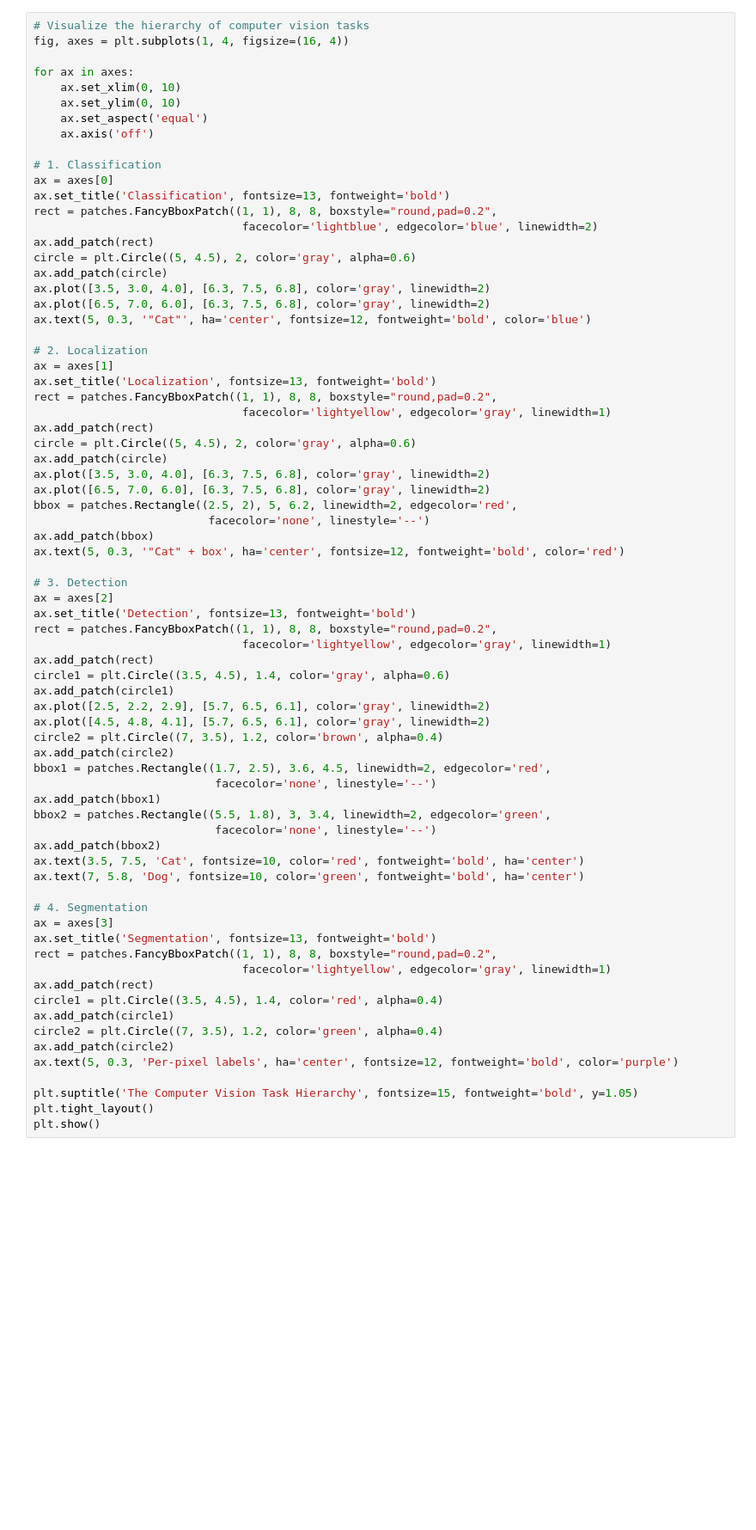
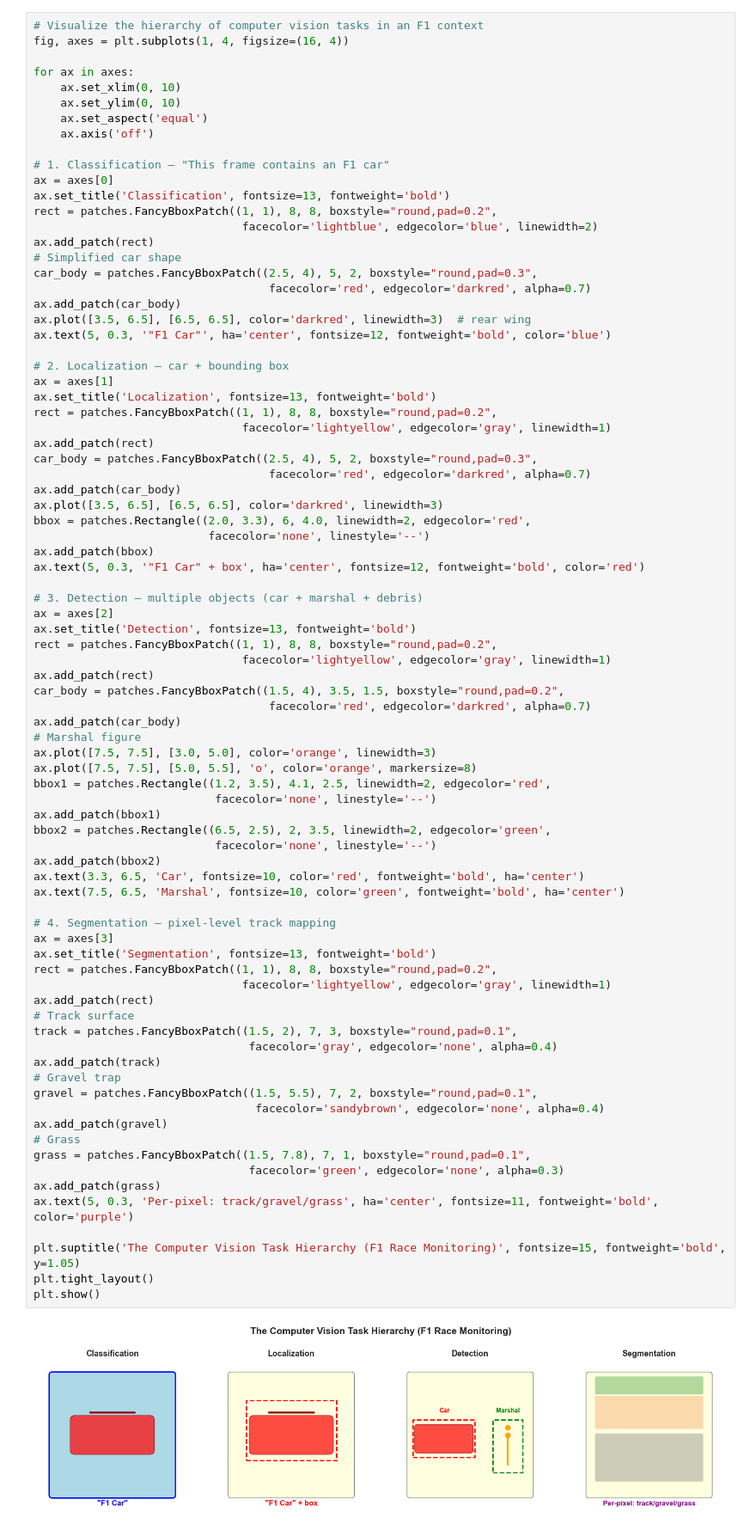
Before and after one commit to dan-shah/foundations-of-ai, a Jupyter notebook: 14_computer_vision_depth.ipynb, the cells around one changed output. Shown at 86% size. Cells and saved outputs as stored; diff of their text form; blank space fills up the shorter version.

```diff
--- a/14_computer_vision_depth.ipynb
+++ b/14_computer_vision_depth.ipynb
@@ -56,7 +65,7 @@ In notebook 13, we trained CNNs to answer a single question: **"What is in this
 
 The key insight is that **the same CNN backbone** (VGG, ResNet, etc.) can serve all these tasks. The difference lies in what you attach to the end of the feature extractor — a classification head, a bounding-box regressor, a pixel-wise decoder, or a combination.
 # %%
-# Visualize the hierarchy of computer vision tasks
+# Visualize the hierarchy of computer vision tasks in an F1 context
 fig, axes = plt.subplots(1, 4, figsize=(16, 4))
 
 for ax in axes:
@@ -65,69 +74,80 @@ for ax in axes:
     ax.set_aspect('equal')
     ax.axis('off')
 
-# 1. Classification
+# 1. Classification — "This frame contains an F1 car"
 ax = axes[0]
 ax.set_title('Classification', fontsize=13, fontweight='bold')
 rect = patches.FancyBboxPatch((1, 1), 8, 8, boxstyle="round,pad=0.2",
                                facecolor='lightblue', edgecolor='blue', linewidth=2)
 ax.add_patch(rect)
-circle = plt.Circle((5, 4.5), 2, color='gray', alpha=0.6)
-ax.add_patch(circle)
-ax.plot([3.5, 3.0, 4.0], [6.3, 7.5, 6.8], color='gray', linewidth=2)
-ax.plot([6.5, 7.0, 6.0], [6.3, 7.5, 6.8], color='gray', linewidth=2)
-ax.text(5, 0.3, '"Cat"', ha='center', fontsize=12, fontweight='bold', color='blue')
+# Simplified car shape
+car_body = patches.FancyBboxPatch((2.5, 4), 5, 2, boxstyle="round,pad=0.3",
+                                   facecolor='red', edgecolor='darkred', alpha=0.7)
+ax.add_patch(car_body)
+ax.plot([3.5, 6.5], [6.5, 6.5], color='darkred', linewidth=3)  # rear wing
+ax.text(5, 0.3, '"F1 Car"', ha='center', fontsize=12, fontweight='bold', color='blue')
 
-# 2. Localization
+# 2. Localization — car + bounding box
 ax = axes[1]
 ax.set_title('Localization', fontsize=13, fontweight='bold')
 rect = patches.FancyBboxPatch((1, 1), 8, 8, boxstyle="round,pad=0.2",
                                facecolor='lightyellow', edgecolor='gray', linewidth=1)
 ax.add_patch(rect)
-circle = plt.Circle((5, 4.5), 2, color='gray', alpha=0.6)
-ax.add_patch(circle)
-ax.plot([3.5, 3.0, 4.0], [6.3, 7.5, 6.8], color='gray', linewidth=2)
-ax.plot([6.5, 7.0, 6.0], [6.3, 7.5, 6.8], color='gray', linewidth=2)
-bbox = patches.Rectangle((2.5, 2), 5, 6.2, linewidth=2, edgecolor='red',
+car_body = patches.FancyBboxPatch((2.5, 4), 5, 2, boxstyle="round,pad=0.3",
+                                   facecolor='red', edgecolor='darkred', alpha=0.7)
+ax.add_patch(car_body)
+ax.plot([3.5, 6.5], [6.5, 6.5], color='darkred', linewidth=3)
+bbox = patches.Rectangle((2.0, 3.3), 6, 4.0, linewidth=2, edgecolor='red',
                           facecolor='none', linestyle='--')
 ax.add_patch(bbox)
-ax.text(5, 0.3, '"Cat" + box', ha='center', fontsize=12, fontweight='bold', color='red')
+ax.text(5, 0.3, '"F1 Car" + box', ha='center', fontsize=12, fontweight='bold', color='red')
 
-# 3. Detection
+# 3. Detection — multiple objects (car + marshal + debris)
 ax = axes[2]
 ax.set_title('Detection', fontsize=13, fontweight='bold')
 rect = patches.FancyBboxPatch((1, 1), 8, 8, boxstyle="round,pad=0.2",
                                facecolor='lightyellow', edgecolor='gray', linewidth=1)
 ax.add_patch(rect)
-circle1 = plt.Circle((3.5, 4.5), 1.4, color='gray', alpha=0.6)
-ax.add_patch(circle1)
-ax.plot([2.5, 2.2, 2.9], [5.7, 6.5, 6.1], color='gray', linewidth=2)
-ax.plot([4.5, 4.8, 4.1], [5.7, 6.5, 6.1], color='gray', linewidth=2)
-circle2 = plt.Circle((7, 3.5), 1.2, color='brown', alpha=0.4)
-ax.add_patch(circle2)
-bbox1 = patches.Rectangle((1.7, 2.5), 3.6, 4.5, linewidth=2, edgecolor='red',
+car_body = patches.FancyBboxPatch((1.5, 4), 3.5, 1.5, boxstyle="round,pad=0.2",
+                                   facecolor='red', edgecolor='darkred', alpha=0.7)
+ax.add_patch(car_body)
+# Marshal figure
+ax.plot([7.5, 7.5], [3.0, 5.0], color='orange', linewidth=3)
+ax.plot([7.5, 7.5], [5.0, 5.5], 'o', color='orange', markersize=8)
+bbox1 = patches.Rectangle((1.2, 3.5), 4.1, 2.5, linewidth=2, edgecolor='red',
                            facecolor='none', linestyle='--')
 ax.add_patch(bbox1)
-bbox2 = patches.Rectangle((5.5, 1.8), 3, 3.4, linewidth=2, edgecolor='green',
+bbox2 = patches.Rectangle((6.5, 2.5), 2, 3.5, linewidth=2, edgecolor='green',
                            facecolor='none', linestyle='--')
 ax.add_patch(bbox2)
-ax.text(3.5, 7.5, 'Cat', fontsize=10, color='red', fontweight='bold', ha='center')
-ax.text(7, 5.8, 'Dog', fontsize=10, color='green', fontweight='bold', ha='center')
+ax.text(3.3, 6.5, 'Car', fontsize=10, color='red', fontweight='bold', ha='center')
+ax.text(7.5, 6.5, 'Marshal', fontsize=10, color='green', fontweight='bold', ha='center')
 
-# 4. Segmentation
+# 4. Segmentation — pixel-level track mapping
 ax = axes[3]
 ax.set_title('Segmentation', fontsize=13, fontweight='bold')
 rect = patches.FancyBboxPatch((1, 1), 8, 8, boxstyle="round,pad=0.2",
                                facecolor='lightyellow', edgecolor='gray', linewidth=1)
 ax.add_patch(rect)
-circle1 = plt.Circle((3.5, 4.5), 1.4, color='red', alpha=0.4)
-ax.add_patch(circle1)
-circle2 = plt.Circle((7, 3.5), 1.2, color='green', alpha=0.4)
-ax.add_patch(circle2)
-ax.text(5, 0.3, 'Per-pixel labels', ha='center', fontsize=12, fontweight='bold', color='purple')
+# Track surface
+track = patches.FancyBboxPatch((1.5, 2), 7, 3, boxstyle="round,pad=0.1",
+                                facecolor='gray', edgecolor='none', alpha=0.4)
+ax.add_patch(track)
+# Gravel trap
+gravel = patches.FancyBboxPatch((1.5, 5.5), 7, 2, boxstyle="round,pad=0.1",
+                                 facecolor='sandybrown', edgecolor='none', alpha=0.4)
+ax.add_patch(gravel)
+# Grass
+grass = patches.FancyBboxPatch((1.5, 7.8), 7, 1, boxstyle="round,pad=0.1",
+                                facecolor='green', edgecolor='none', alpha=0.3)
+ax.add_patch(grass)
+ax.text(5, 0.3, 'Per-pixel: track/gravel/grass', ha='center', fontsize=11, fontweight='bold', color='purple')
 
-plt.suptitle('The Computer Vision Task Hierarchy', fontsize=15, fontweight='bold', y=1.05)
+plt.suptitle('The Computer Vision Task Hierarchy (F1 Race Monitoring)', fontsize=15, fontweight='bold', y=1.05)
 plt.tight_layout()
 plt.show()
+# %% [output]
+[figure, added]
 # %% [markdown]
 ### Deep Dive: What CNNs Actually Learn
 
```
Also changed, not shown: parts of 44 cells of this notebook, 53 other files.
